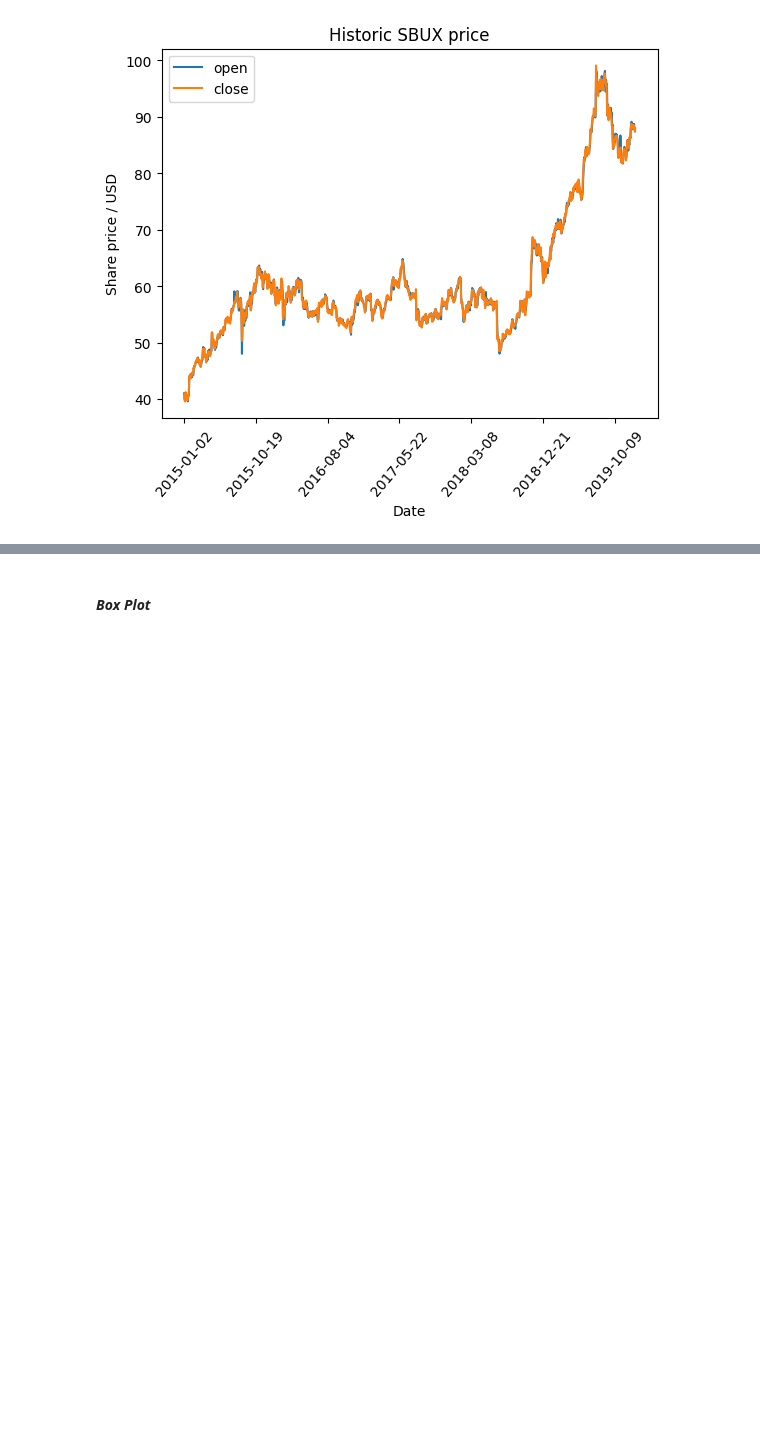
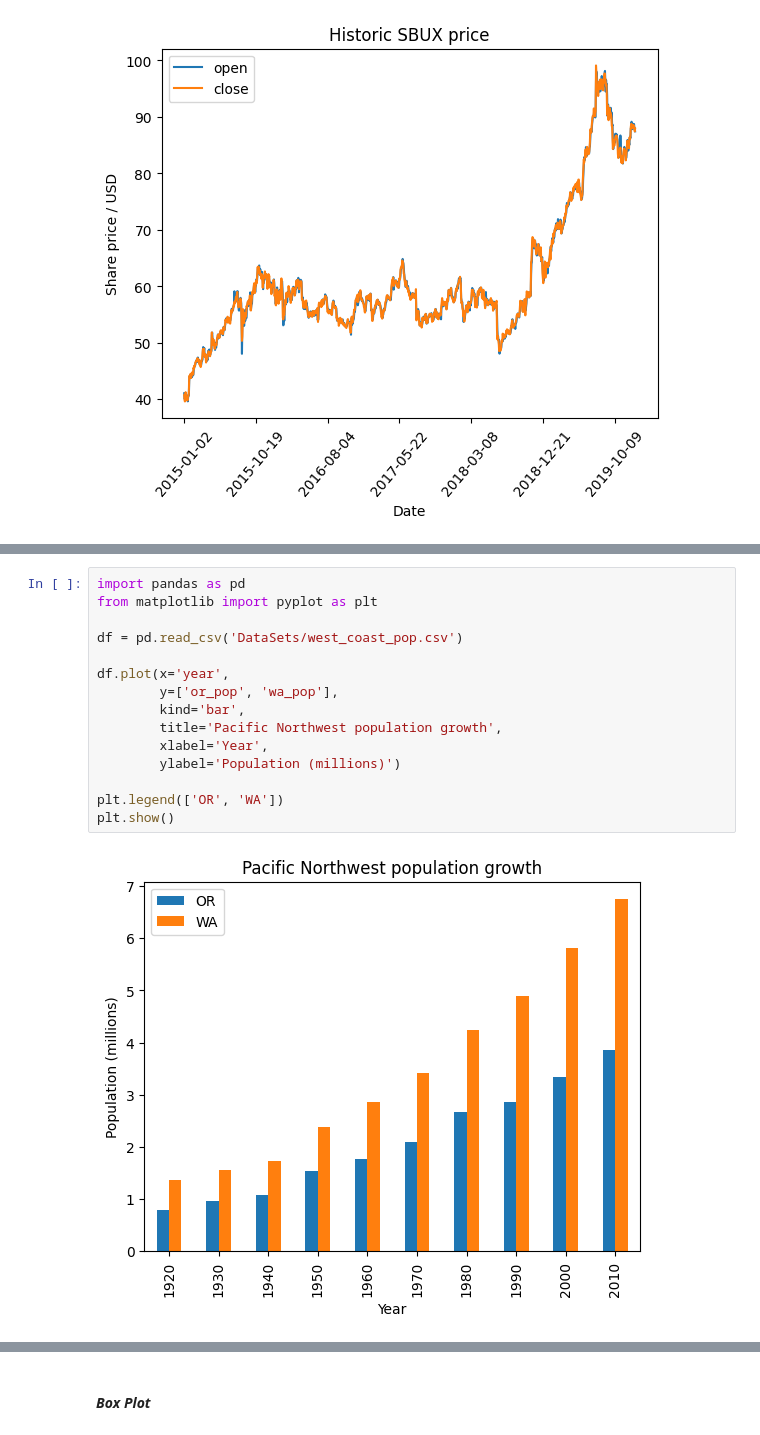
Before and after one commit to LuisPastranaLemus/Python-Github_VENV, a Jupyter notebook: Python tutorial/Python_DataVisualizationGraphs.ipynb, the cells around one changed output, grey strips where cells are left out. Drawn from its saved outputs; the diff is of its cells as text; blank space fills up the shorter version.

```diff
--- a/Python tutorial/Python_DataVisualizationGraphs.ipynb
+++ b/Python tutorial/Python_DataVisualizationGraphs.ipynb
@@ -526,0 +621,17 @@ plt.show()
+# %%
+import pandas as pd
+from matplotlib import pyplot as plt
+
+df = pd.read_csv('DataSets/west_coast_pop.csv')
+
+df.plot(x='year',
+        y=['or_pop', 'wa_pop'],
+        kind='bar',
+        title='Pacific Northwest population growth',
+        xlabel='Year',
+        ylabel='Population (millions)')
+
+plt.legend(['OR', 'WA'])
+plt.show()
+# %% [output]
+[figure, added]
```
Also changed, not shown: parts of 35 cells of this notebook, 3 other files.
